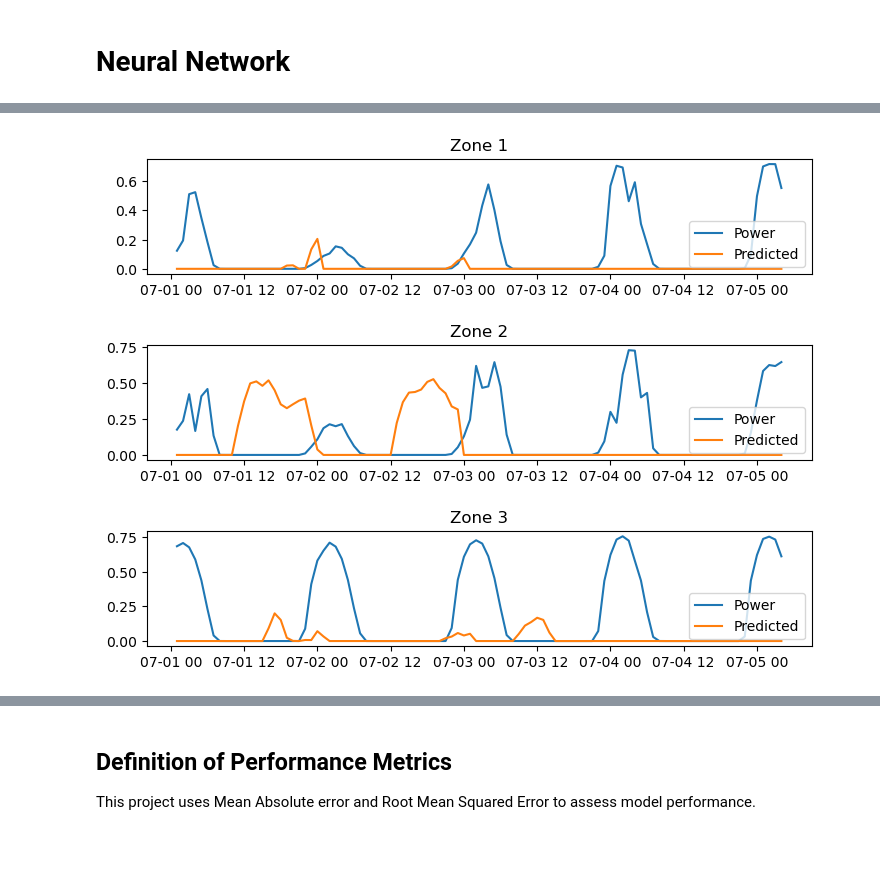
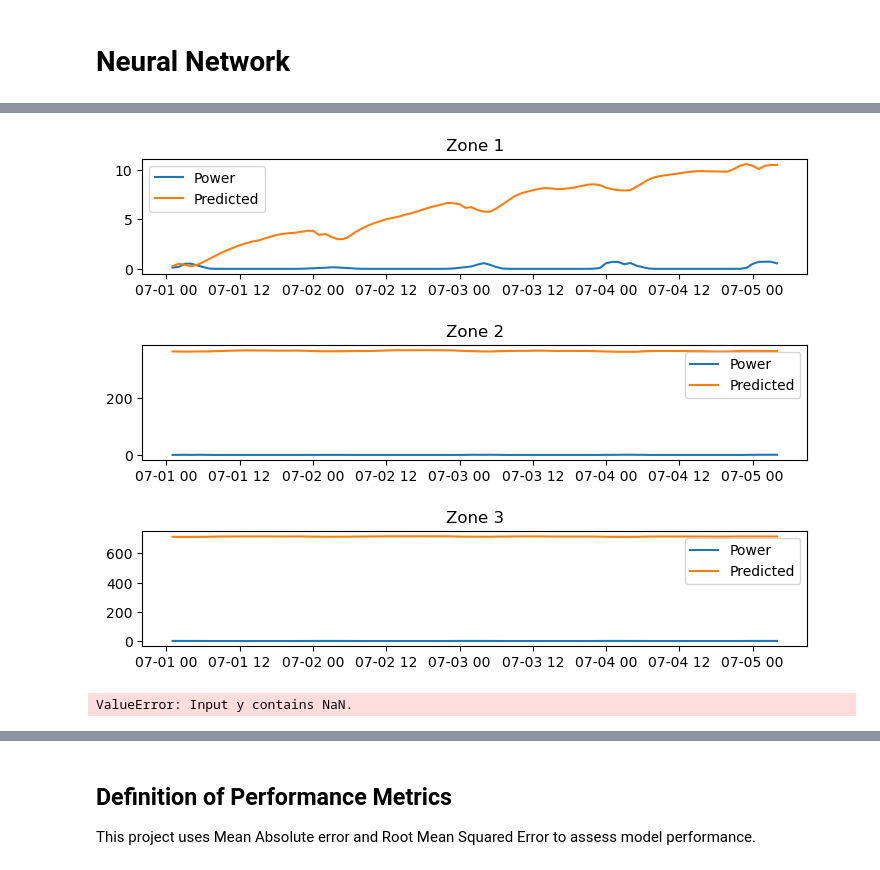
Before and after one commit to antoniolang1107/Solar-Power, a Jupyter notebook: solar.ipynb, the cells around one changed output, grey strips where cells are left out. Saved outputs shown, nothing was run; the diff lists cells and outputs as text; code cells hidden in the pictures.

Commit message:
NN Predictions are absurd

```diff
--- a/solar.ipynb
+++ b/solar.ipynb
@@ -271,3 +287,34 @@ for i in range(0, len(sv_predictions)):
 [figure]
 # %% [markdown]
 # Neural Network
+# %%
+from sklearn.neural_network import MLPRegressor
+nn_predictions = []
+
+drop_variables = ['VAR78', 'VAR79', 'VAR134', 'VAR164', 'mVAR169', 'mVAR178', 'mVAR228']
+add_time_vars = ['MONTH', 'SEASON', 'HOUR']
+
+# for i in range(1):
+for i in range(0, len(train_data)):
+    # train_test_data = [train_data[i].copy(), test_data[i].copy()]
+    # for dataset in train_test_data:
+    #     dataset.drop(drop_variables, axis=1)
+    #     train_power = train_copy.pop("POWER")
+    #     regressor = MLPRegressor(random_state=1, max_iter=3000).fit(train_copy,train_power)
+    #     nn_prediction = regressor.predict(test_copy)
+    #     nn_prediction[nn_prediction < 0] = 0
+    #     nn_predictions.append(nn_prediction)
+    # train_time_vars = train_time[0][add_time_vars].copy().reset_index()
+    # test_time_vars = test_time[i][add_time_vars].copy().reset_index()
+    train_copy = train_data[i].copy().reset_index()
+    train_copy = train_copy.drop(drop_variables, axis=1)
+    # train_copy = pd.concat([train_copy, train_time_vars], axis=1)
+    test_copy = test_data[i].copy().reset_index()
+    test_copy = test_copy.drop(drop_variables, axis=1)
+    # test_copy = pd.concat([test_copy, test_time_vars], axis=1)
+    train_power = train_copy.pop("POWER")
+    test_power = test_copy.pop("POWER")
+    regressor = MLPRegressor(random_state=1, max_iter=3000).fit(train_copy,train_power)
+    nn_prediction = regressor.predict(test_copy)
+    nn_prediction[nn_prediction < 0] = 0
+    nn_predictions.append(nn_prediction)
@@ -274,30 +338,36 @@ for i in range(0, len(sv_predictions)):
+# %%
+figure, axis = plt.subplots(3,1)
+figure.tight_layout(pad=3)
+
+for i in range(0, len(nn_predictions)):
+    axis[i].plot(test_time[i]['TIMESTAMP'][:100], test_data[i]['POWER'][:100])
+    axis[i].plot(test_time[i]['TIMESTAMP'][:100], nn_predictions[i][:100])
+    axis[i].set_title(f"Zone {i+1}")
+    axis[i].legend(['Power','Predicted'])
+# %% [output]
+[figure, added]
 # %%
-# very poor performance with given parameters
-
-from sklearn.neural_network import MLPRegressor
-nn_predictions = []
+from sklearn.ensemble import HistGradientBoostingRegressor
+boosted_predictions = []
 
 drop_variables = ['VAR78', 'VAR79', 'VAR134', 'VAR164', 'mVAR169', 'mVAR178', 'mVAR228']
+add_time_vars = ['MONTH', 'SEASON', 'HOUR']
 
-for i in range(0, len(train_data)):
+for i in range (0, len(train_data)):
+    train_time_vars = train_time[0][add_time_vars].copy()
+    test_time_vars = test_time[i][add_time_vars].copy()
     train_copy = train_data[i].copy()
     train_copy = train_copy.drop(drop_variables, axis=1)
+    train_copy = pd.concat([train_copy, train_time_vars], axis=1)
     test_copy = test_data[i].copy()
     test_copy = test_copy.drop(drop_variables, axis=1)
+    test_copy = pd.concat([test_copy, test_time_vars], axis=1)
     train_power = train_copy.pop("POWER")
     test_power = test_copy.pop("POWER")
-    regressor = MLPRegressor(random_state=1, max_iter=3000).fit(train_copy,train_power)
-    nn_prediction = regressor.predict(test_copy)
-    nn_prediction[nn_prediction < 0] = 0
-    nn_predictions.append(nn_prediction)
+
+    est = HistGradientBoostingRegressor(max_iter=5000).fit(train_copy,train_power)
+    prediction = est.predict(test_copy)
+    # prediction[prediction < 0] = 0
+    boosted_predictions.append(prediction)
+# %% [output]
+ValueError: Input y contains NaN.
-# %%
-figure, axis = plt.subplots(3,1)
-figure.tight_layout(pad=3)
-
-for i in range(0, len(nn_predictions)):
-    axis[i].plot(test_time[i][:100], test_data[i]['POWER'][:100])
-    axis[i].plot(test_time[i][:100], nn_predictions[i][:100])
-    axis[i].set_title(f"Zone {i+1}")
-    axis[i].legend(['Power','Predicted'])
-# %% [output]
-[figure, removed]
```
Also changed, not shown: parts of 11 cells of this notebook.
